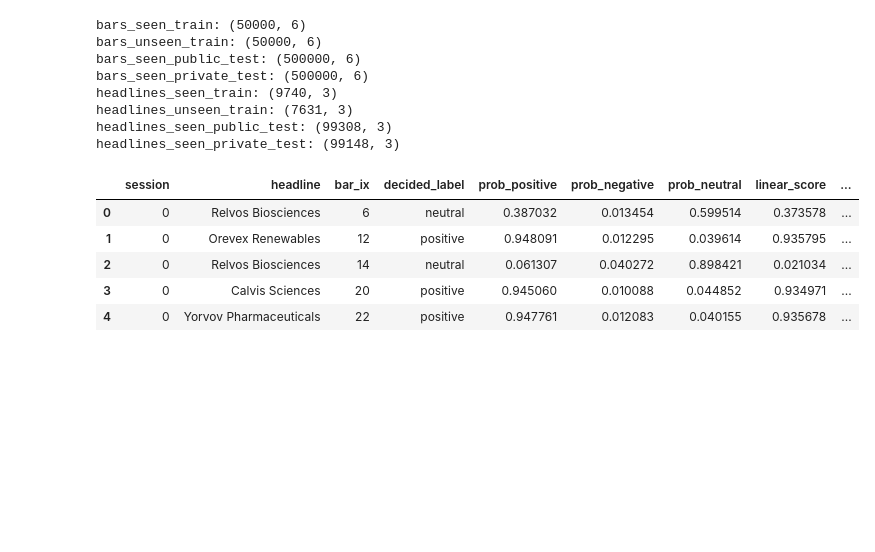
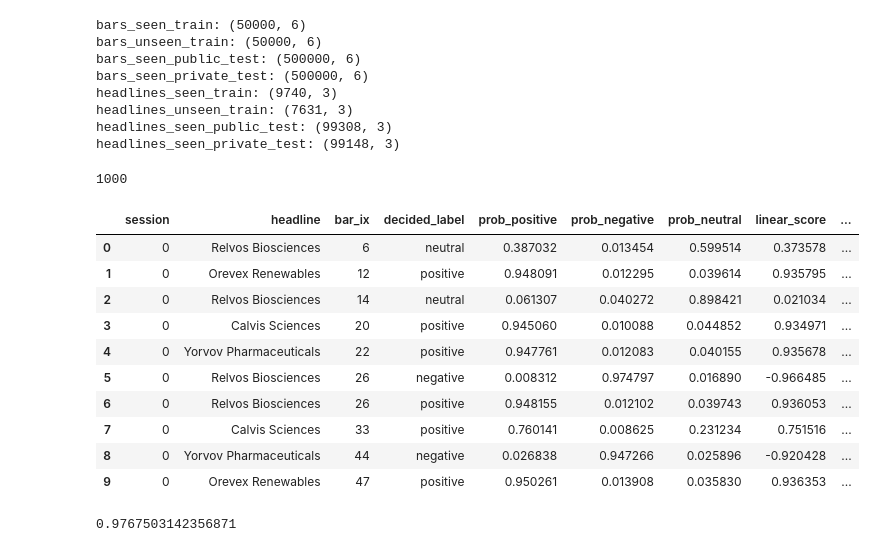
Before and after one commit to Sne4kers/hrt-datathon, a Jupyter notebook: igor/headlines_research.ipynb, the cells around one changed output. Cells and saved outputs as stored; diff of their text form; code cells hidden in the pictures; blank space fills up the shorter version.

```diff
--- a/igor/headlines_research.ipynb
+++ b/igor/headlines_research.ipynb
@@ -34,13 +36,26 @@ headlines_seen_train: (9740, 3)
 headlines_unseen_train: (7631, 3)
 headlines_seen_public_test: (99308, 3)
 headlines_seen_private_test: (99148, 3)
+# %%
+headlines_seen_train['session'].nunique()
+# %% [output]
+1000
 # %%
-sentiment = pd.read_csv("/Users/igor.ap/Downloads/ETH_Random/datathon_2026/hrt-datathon/sentiment_overview.csv")
-sentiment.head()
+sentiment = pd.read_csv("../anna/headline_stats_seen_train.csv")
+sentiment.head(10)
 # %% [output]
 |  | session | headline | bar_ix | decided_label | prob_positive | prob_negative | prob_neutral | linear_score | ... |
 | 0 | 0 | Relvos Biosciences | 6 | neutral | 0.387032 | 0.013454 | 0.599514 | 0.373578 | ... |
 | 1 | 0 | Orevex Renewables | 12 | positive | 0.948091 | 0.012295 | 0.039614 | 0.935795 | ... |
 | 2 | 0 | Relvos Biosciences | 14 | neutral | 0.061307 | 0.040272 | 0.898421 | 0.021034 | ... |
 | 3 | 0 | Calvis Sciences | 20 | positive | 0.945060 | 0.010088 | 0.044852 | 0.934971 | ... |
 | 4 | 0 | Yorvov Pharmaceuticals | 22 | positive | 0.947761 | 0.012083 | 0.040155 | 0.935678 | ... |
+| 5 | 0 | Relvos Biosciences | 26 | negative | 0.008312 | 0.974797 | 0.016890 | -0.966485 | ... |
+| 6 | 0 | Relvos Biosciences | 26 | positive | 0.948155 | 0.012102 | 0.039743 | 0.936053 | ... |
+| 7 | 0 | Calvis Sciences | 33 | positive | 0.760141 | 0.008625 | 0.231234 | 0.751516 | ... |
+| 8 | 0 | Yorvov Pharmaceuticals | 44 | negative | 0.026838 | 0.947266 | 0.025896 | -0.920428 | ... |
+| 9 | 0 | Orevex Renewables | 47 | positive | 0.950261 | 0.013908 | 0.035830 | 0.936353 | ... |
+# %%
+sentiment['prob_negative'].max()
+# %% [output]
+0.9767503142356871
```
Also changed, not shown: parts of 17 cells of this notebook, 14 other files.
